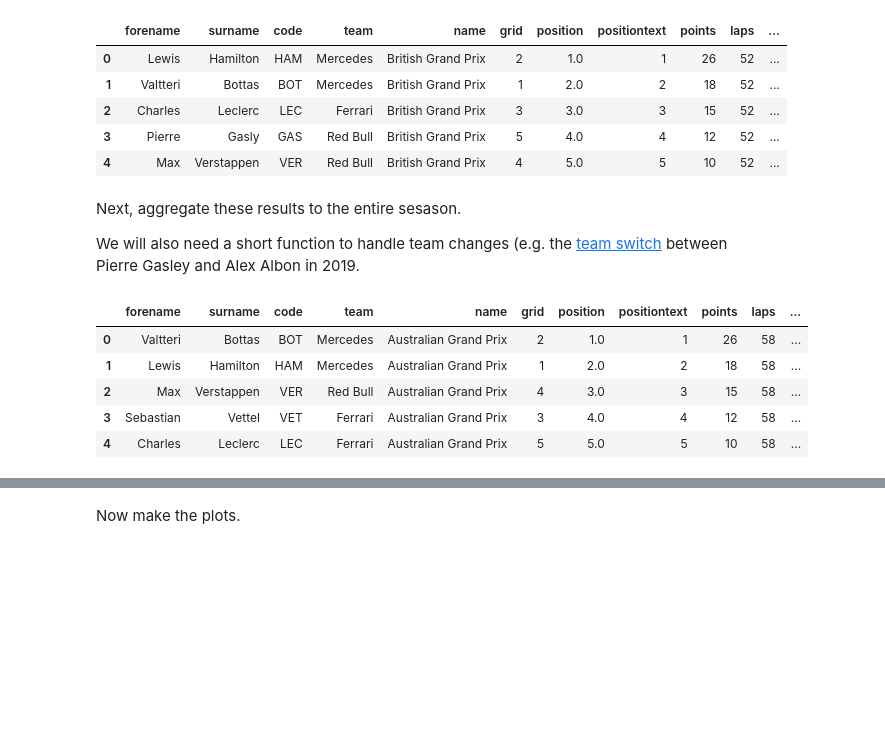
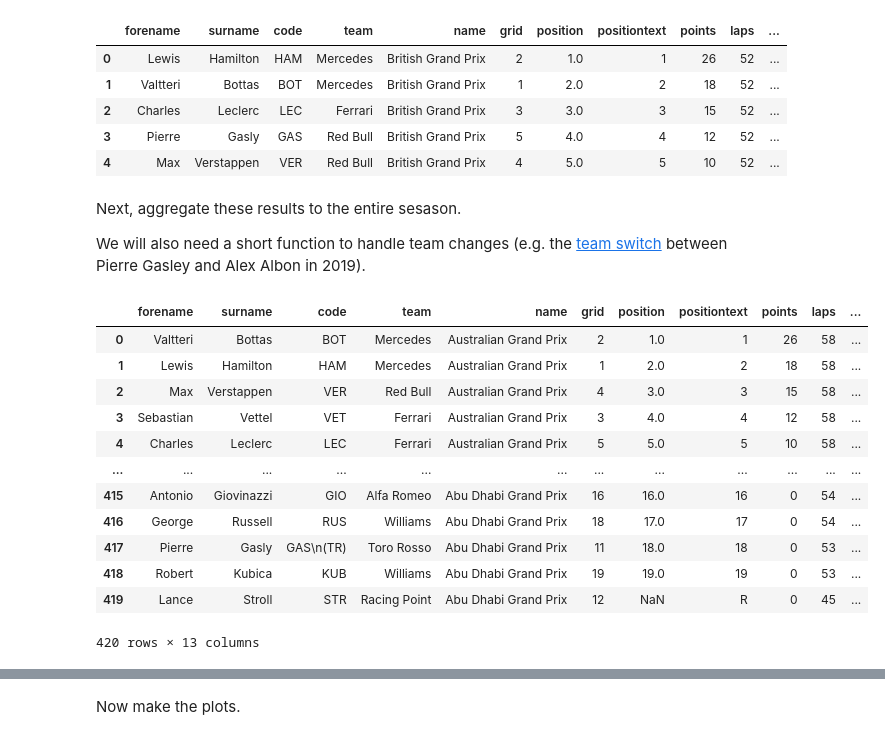
Before and after one commit to apalermo01/Formula-1-driver-consistency, a Jupyter notebook: Formula 1 statistics.ipynb, the cells around one changed output, grey strips where cells are left out. Cells and saved outputs as stored; diff of their text form; code cells hidden in the pictures; blank space fills up the shorter version.

```diff
--- a/Formula 1 statistics.ipynb
+++ b/Formula 1 statistics.ipynb
@@ -548,7 +563,7 @@ get_race_results(race="British", year=2019).head()
 # %% [markdown]
 Next, aggregate these results to the entire sesason.
 
-We will also need a short function to handle team changes (e.g. the [team switch](https://www.formula1.com/en/latest/article.analysis-why-red-bull-made-their-latest-blockbuster-driver-swap.5OSpVBQ1sdbxO5VEj80ykZ.html) between Pierre Gasley and Alex Albon in 2019.
+We will also need a short function to handle team changes (e.g. the [team switch](https://www.formula1.com/en/latest/article.analysis-why-red-bull-made-their-latest-blockbuster-driver-swap.5OSpVBQ1sdbxO5VEj80ykZ.html) between Pierre Gasley and Alex Albon in 2019).
 # %%
 def team_switches(df):
     """Append team abbreviation to 'code' if any driver has driven for more than 1 team during a season."""
@@ -586,7 +601,7 @@ def get_season_results(year=None, min_races=3, team_change=True):
 
     # Loop through races and append results.
     for race in races:
-        df = df.append(get_results(race=race[0], year=year))
+        df = df.append(get_race_results(race=race[0], year=year), ignore_index=True)
 
     # If a driver only drove for a team in a limited number of races, drop those results.
     for team in df['team'].unique():
@@ -602,11 +617,18 @@ def get_season_results(year=None, min_races=3, team_change=True):
         df = team_switches(df)
     return df
 # %%
-get_season_results(year=2019).head()
+get_season_results(year=2019)
 # %% [output]
 |  | forename | surname | code | team | name | grid | position | positiontext | points | laps | ... |
 | 0 | Valtteri | Bottas | BOT | Mercedes | Australian Grand Prix | 2 | 1.0 | 1 | 26 | 58 | ... |
 | 1 | Lewis | Hamilton | HAM | Mercedes | Australian Grand Prix | 1 | 2.0 | 2 | 18 | 58 | ... |
 | 2 | Max | Verstappen | VER | Red Bull | Australian Grand Prix | 4 | 3.0 | 3 | 15 | 58 | ... |
 | 3 | Sebastian | Vettel | VET | Ferrari | Australian Grand Prix | 3 | 4.0 | 4 | 12 | 58 | ... |
 | 4 | Charles | Leclerc | LEC | Ferrari | Australian Grand Prix | 5 | 5.0 | 5 | 10 | 58 | ... |
+| ... | ... | ... | ... | ... | ... | ... | ... | ... | ... | ... | ... |
+| 415 | Antonio | Giovinazzi | GIO | Alfa Romeo | Abu Dhabi Grand Prix | 16 | 16.0 | 16 | 0 | 54 | ... |
+| 416 | George | Russell | RUS | Williams | Abu Dhabi Grand Prix | 18 | 17.0 | 17 | 0 | 54 | ... |
+| 417 | Pierre | Gasly | GAS\n(TR) | Toro Rosso | Abu Dhabi Grand Prix | 11 | 18.0 | 18 | 0 | 53 | ... |
+| 418 | Robert | Kubica | KUB | Williams | Abu Dhabi Grand Prix | 19 | 19.0 | 19 | 0 | 53 | ... |
+| 419 | Lance | Stroll | STR | Racing Point | Abu Dhabi Grand Prix | 12 | NaN | R | 0 | 45 | ... |
+420 rows × 13 columns
```
Also changed, not shown: parts of 46 cells of this notebook.
